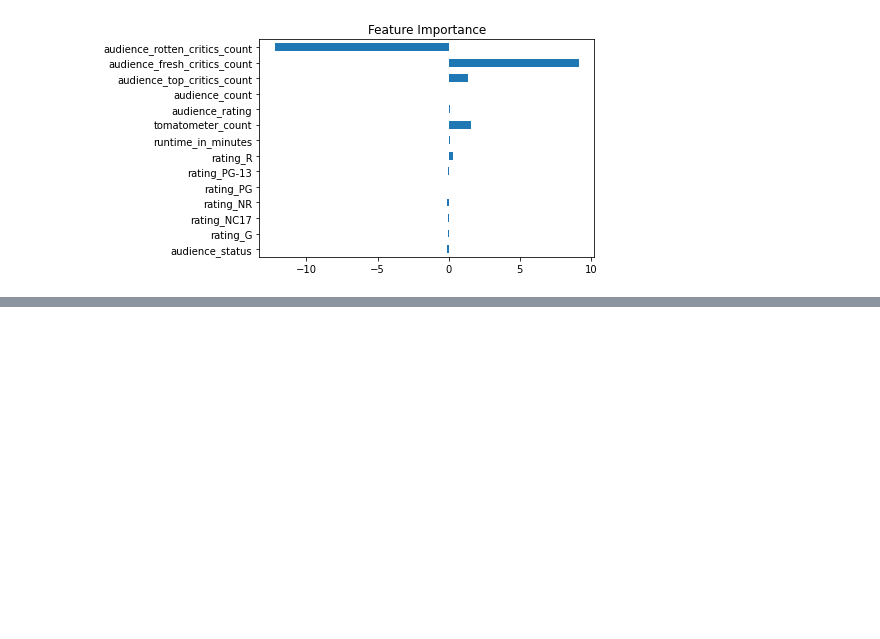
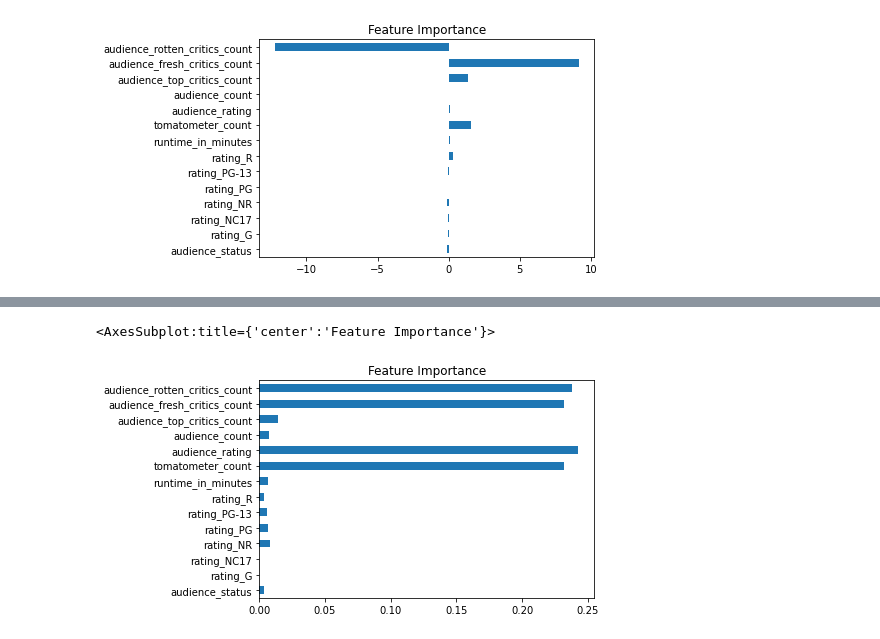
Before and after one commit to zhiqiuli/Machine-Learning-Engineer, a Jupyter notebook: 008-Rotten-Tomatoes-Movies-Classifier/runClassifier.ipynb, the cells around one changed output, grey strips where cells are left out. Cells and saved outputs as stored; diff of their text form; code cells hidden in the pictures; blank space fills up the shorter version.

```diff
--- a/008-Rotten-Tomatoes-Movies-Classifier/runClassifier.ipynb
+++ b/008-Rotten-Tomatoes-Movies-Classifier/runClassifier.ipynb
@@ -411,0 +414,5 @@ feat_importances.plot(kind='barh',title = 'Feature Importance')
+# %%
+model_3 = xgb.XGBClassifier(num_class=3,
+                            eval_metric='mlogloss')
+model_3.fit(X_train,
+            y_train.values.ravel()) # change (n,1) array to (n,)
@@ -411,0 +491,6 @@ feat_importances.plot(kind='barh',title = 'Feature Importance')
+# %%
+feat_importances = pd.Series(model_3.feature_importances_, index=X_test.columns)
+feat_importances.plot(kind='barh',title = 'Feature Importance')
+# %% [output]
+<AxesSubplot:title={'center':'Feature Importance'}>
+[figure, added]
```
Also changed, not shown: parts of 6 cells of this notebook, 3 other files.
